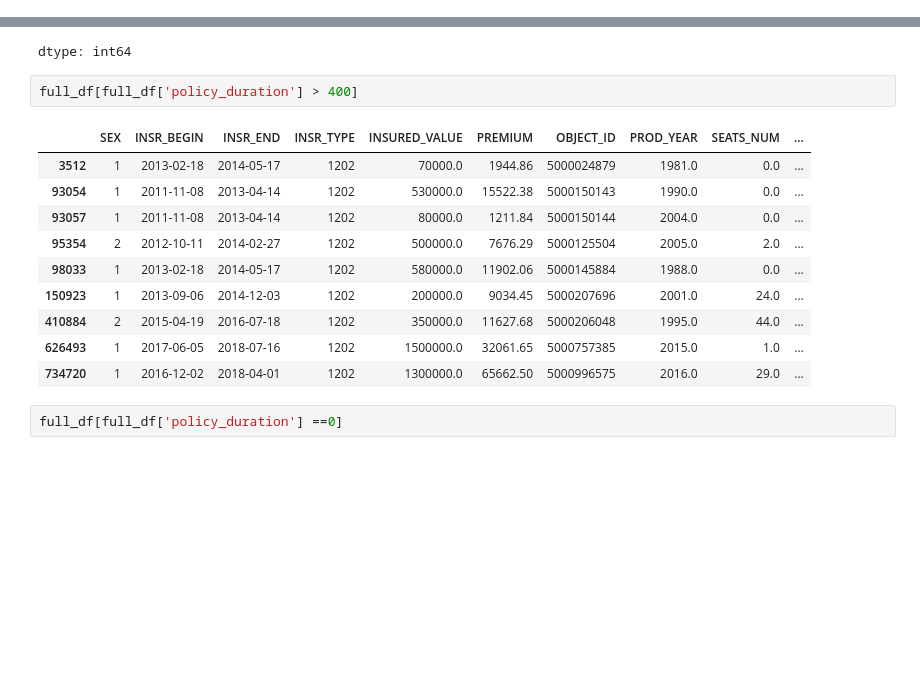
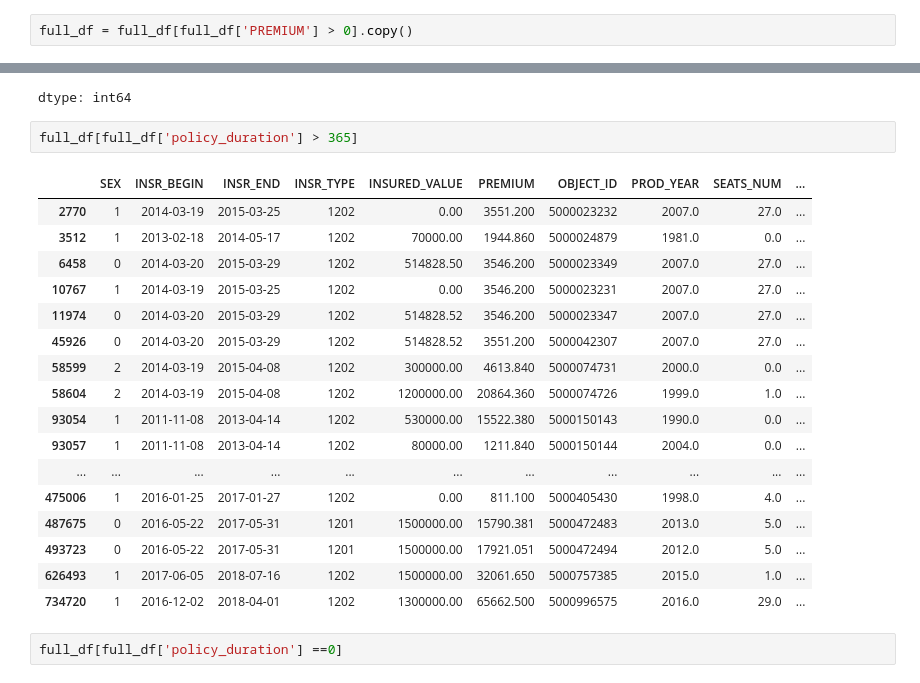
Before and after one commit to amy165/Insurance-Risk-Pricing-Analysis-End-to-End-Project, a Jupyter notebook: notebooks/01_eda_cleaning.ipynb, the cells around one changed output, grey strips where cells are left out. Saved outputs shown, nothing was run; the diff lists cells and outputs as text; blank space fills up the shorter version.

```diff
--- a/notebooks/01_eda_cleaning.ipynb
+++ b/notebooks/01_eda_cleaning.ipynb
@@ -227,5 +202,7 @@ full_df[full_df['PROD_YEAR'].isnull()]
 # %%
 full_df = full_df.dropna(subset=['PREMIUM','PROD_YEAR'])
+# %%
+full_df = full_df[full_df['PREMIUM'] > 0].copy()
 # %%
 full_df['TYPE_VEHICLE'] = full_df['TYPE_VEHICLE'].fillna('Unknown')
 full_df['MAKE'] = full_df['MAKE'].fillna('Unknown')
@@ -403,18 +397,25 @@ full_df[full_df['policy_duration'] > 365]['policy_duration'].value_counts().head
 | 379 | 2 |
 dtype: int64
 # %%
-full_df[full_df['policy_duration'] > 400]
+full_df[full_df['policy_duration'] > 365]
 # %% [output]
 |  | SEX | INSR_BEGIN | INSR_END | INSR_TYPE | INSURED_VALUE | PREMIUM | OBJECT_ID | PROD_YEAR | SEATS_NUM | ... |
-| 3512 | 1 | 2013-02-18 | 2014-05-17 | 1202 | 70000.0 | 1944.86 | 5000024879 | 1981.0 | 0.0 | ... |
-| 93054 | 1 | 2011-11-08 | 2013-04-14 | 1202 | 530000.0 | 15522.38 | 5000150143 | 1990.0 | 0.0 | ... |
-| 93057 | 1 | 2011-11-08 | 2013-04-14 | 1202 | 80000.0 | 1211.84 | 5000150144 | 2004.0 | 0.0 | ... |
-| 95354 | 2 | 2012-10-11 | 2014-02-27 | 1202 | 500000.0 | 7676.29 | 5000125504 | 2005.0 | 2.0 | ... |
-| 98033 | 1 | 2013-02-18 | 2014-05-17 | 1202 | 580000.0 | 11902.06 | 5000145884 | 1988.0 | 0.0 | ... |
-| 150923 | 1 | 2013-09-06 | 2014-12-03 | 1202 | 200000.0 | 9034.45 | 5000207696 | 2001.0 | 24.0 | ... |
-| 410884 | 2 | 2015-04-19 | 2016-07-18 | 1202 | 350000.0 | 11627.68 | 5000206048 | 1995.0 | 44.0 | ... |
-| 626493 | 1 | 2017-06-05 | 2018-07-16 | 1202 | 1500000.0 | 32061.65 | 5000757385 | 2015.0 | 1.0 | ... |
-| 734720 | 1 | 2016-12-02 | 2018-04-01 | 1202 | 1300000.0 | 65662.50 | 5000996575 | 2016.0 | 29.0 | ... |
+| 2770 | 1 | 2014-03-19 | 2015-03-25 | 1202 | 0.00 | 3551.200 | 5000023232 | 2007.0 | 27.0 | ... |
+| 3512 | 1 | 2013-02-18 | 2014-05-17 | 1202 | 70000.00 | 1944.860 | 5000024879 | 1981.0 | 0.0 | ... |
+| 6458 | 0 | 2014-03-20 | 2015-03-29 | 1202 | 514828.50 | 3546.200 | 5000023349 | 2007.0 | 27.0 | ... |
+| 10767 | 1 | 2014-03-19 | 2015-03-25 | 1202 | 0.00 | 3546.200 | 5000023231 | 2007.0 | 27.0 | ... |
+| 11974 | 0 | 2014-03-20 | 2015-03-29 | 1202 | 514828.52 | 3546.200 | 5000023347 | 2007.0 | 27.0 | ... |
+| 45926 | 0 | 2014-03-20 | 2015-03-29 | 1202 | 514828.52 | 3551.200 | 5000042307 | 2007.0 | 27.0 | ... |
+| 58599 | 2 | 2014-03-19 | 2015-04-08 | 1202 | 300000.00 | 4613.840 | 5000074731 | 2000.0 | 0.0 | ... |
+| 58604 | 2 | 2014-03-19 | 2015-04-08 | 1202 | 1200000.00 | 20864.360 | 5000074726 | 1999.0 | 1.0 | ... |
+| 93054 | 1 | 2011-11-08 | 2013-04-14 | 1202 | 530000.00 | 15522.380 | 5000150143 | 1990.0 | 0.0 | ... |
+| 93057 | 1 | 2011-11-08 | 2013-04-14 | 1202 | 80000.00 | 1211.840 | 5000150144 | 2004.0 | 0.0 | ... |
+| ... | ... | ... | ... | ... | ... | ... | ... | ... | ... | ... |
+| 475006 | 1 | 2016-01-25 | 2017-01-27 | 1202 | 0.00 | 811.100 | 5000405430 | 1998.0 | 4.0 | ... |
+| 487675 | 0 | 2016-05-22 | 2017-05-31 | 1201 | 1500000.00 | 15790.381 | 5000472483 | 2013.0 | 5.0 | ... |
+| 493723 | 0 | 2016-05-22 | 2017-05-31 | 1201 | 1500000.00 | 17921.051 | 5000472494 | 2012.0 | 5.0 | ... |
+| 626493 | 1 | 2017-06-05 | 2018-07-16 | 1202 | 1500000.00 | 32061.650 | 5000757385 | 2015.0 | 1.0 | ... |
+| 734720 | 1 | 2016-12-02 | 2018-04-01 | 1202 | 1300000.00 | 65662.500 | 5000996575 | 2016.0 | 29.0 | ... |
 # %%
 full_df[full_df['policy_duration'] ==0]
 # %% [output]
```
Also changed, not shown: parts of 28 cells of this notebook.
